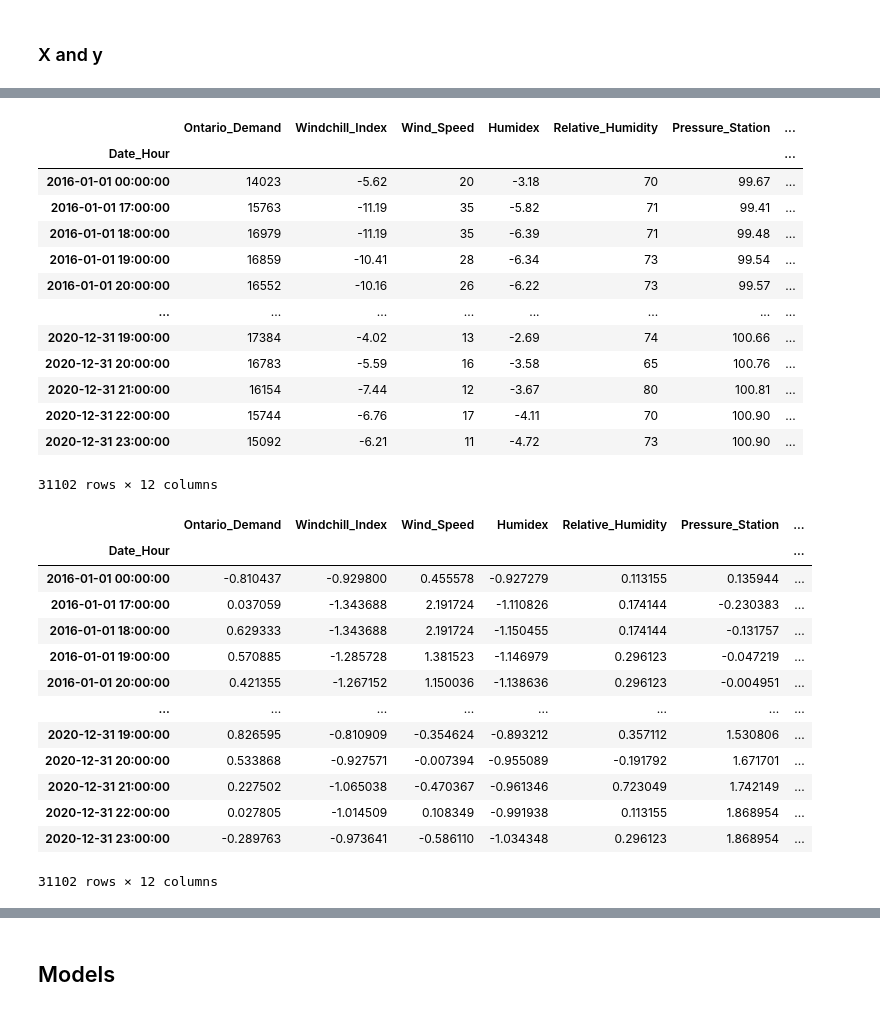
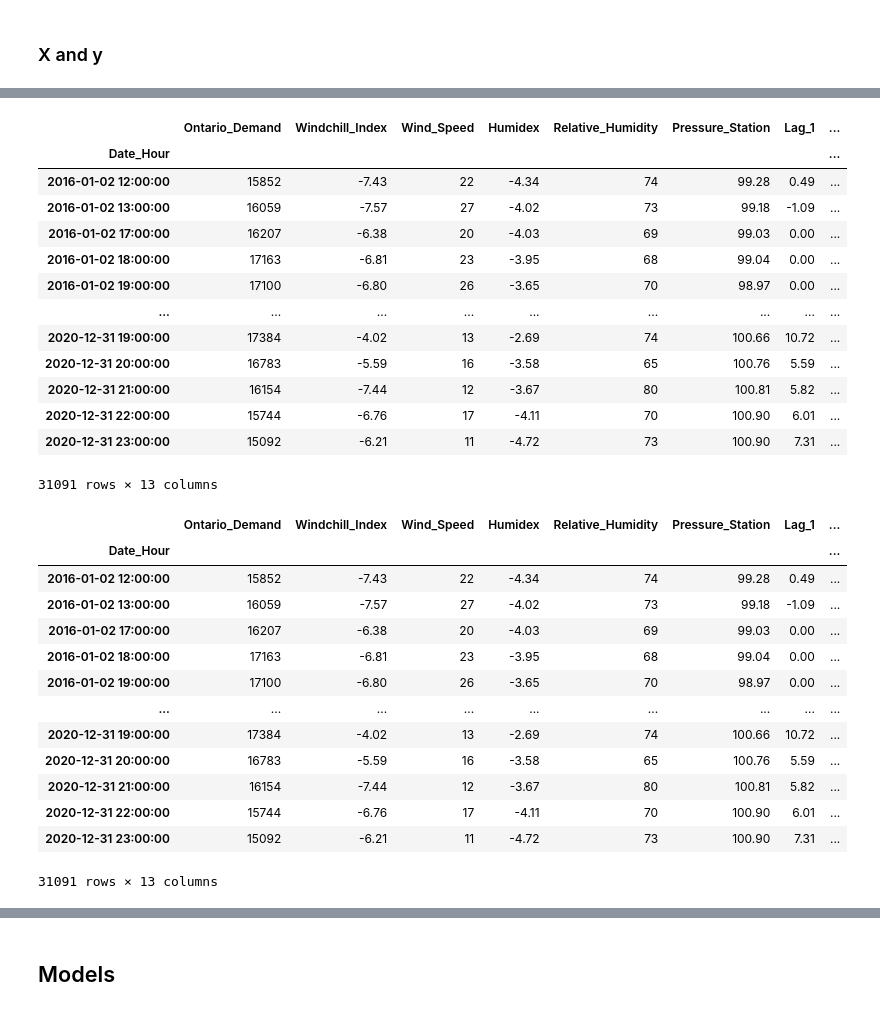
Before and after one commit to Arastooss396/Energy-Prediction-Project, a Jupyter notebook: HOEP.ipynb, the cells around one changed output, grey strips where cells are left out. Cells and saved outputs as stored; diff of their text form; code cells hidden in the pictures.

```diff
--- a/HOEP.ipynb
+++ b/HOEP.ipynb
@@ -104,0 +107,4 @@ df.head()
+# %%
+df['Lag_1'] = df['HOEP'].shift(24)
+df.dropna(inplace=True)
+df
@@ -375,49 +398,49 @@ onehot
 # %%
-onehot = pd.get_dummies(onehot,
+onehot = pd.get_dummies(df,
                     columns=['Weekday'],
                     prefix='weekday',
                     drop_first=True)
 
 onehot
 # %% [output]
-|  | Ontario_Demand | Windchill_Index | Wind_Speed | Humidex | Relative_Humidity | Pressure_Station | ... |
-| Date_Hour |  |  |  |  |  |  | ... |
-| 2016-01-01 00:00:00 | 14023 | -5.62 | 20 | -3.18 | 70 | 99.67 | ... |
-| 2016-01-01 17:00:00 | 15763 | -11.19 | 35 | -5.82 | 71 | 99.41 | ... |
-| 2016-01-01 18:00:00 | 16979 | -11.19 | 35 | -6.39 | 71 | 99.48 | ... |
-| 2016-01-01 19:00:00 | 16859 | -10.41 | 28 | -6.34 | 73 | 99.54 | ... |
-| 2016-01-01 20:00:00 | 16552 | -10.16 | 26 | -6.22 | 73 | 99.57 | ... |
-| ... | ... | ... | ... | ... | ... | ... | ... |
-| 2020-12-31 19:00:00 | 17384 | -4.02 | 13 | -2.69 | 74 | 100.66 | ... |
-| 2020-12-31 20:00:00 | 16783 | -5.59 | 16 | -3.58 | 65 | 100.76 | ... |
-| 2020-12-31 21:00:00 | 16154 | -7.44 | 12 | -3.67 | 80 | 100.81 | ... |
-| 2020-12-31 22:00:00 | 15744 | -6.76 | 17 | -4.11 | 70 | 100.90 | ... |
-| 2020-12-31 23:00:00 | 15092 | -6.21 | 11 | -4.72 | 73 | 100.90 | ... |
+|  | Ontario_Demand | Windchill_Index | Wind_Speed | Humidex | Relative_Humidity | Pressure_Station | Lag_1 | ... |
+| Date_Hour |  |  |  |  |  |  |  | ... |
+| 2016-01-02 12:00:00 | 15852 | -7.43 | 22 | -4.34 | 74 | 99.28 | 0.49 | ... |
+| 2016-01-02 13:00:00 | 16059 | -7.57 | 27 | -4.02 | 73 | 99.18 | -1.09 | ... |
+| 2016-01-02 17:00:00 | 16207 | -6.38 | 20 | -4.03 | 69 | 99.03 | 0.00 | ... |
+| 2016-01-02 18:00:00 | 17163 | -6.81 | 23 | -3.95 | 68 | 99.04 | 0.00 | ... |
+| 2016-01-02 19:00:00 | 17100 | -6.80 | 26 | -3.65 | 70 | 98.97 | 0.00 | ... |
+| ... | ... | ... | ... | ... | ... | ... | ... | ... |
+| 2020-12-31 19:00:00 | 17384 | -4.02 | 13 | -2.69 | 74 | 100.66 | 10.72 | ... |
+| 2020-12-31 20:00:00 | 16783 | -5.59 | 16 | -3.58 | 65 | 100.76 | 5.59 | ... |
+| 2020-12-31 21:00:00 | 16154 | -7.44 | 12 | -3.67 | 80 | 100.81 | 5.82 | ... |
+| 2020-12-31 22:00:00 | 15744 | -6.76 | 17 | -4.11 | 70 | 100.90 | 6.01 | ... |
+| 2020-12-31 23:00:00 | 15092 | -6.21 | 11 | -4.72 | 73 | 100.90 | 7.31 | ... |
-31102 rows × 12 columns
+31091 rows × 13 columns
 # %%
 onehot_columns =  onehot.columns
 norm = StandardScaler()
 df_scaled = norm.fit_transform(onehot.to_numpy())
-df_scaled = pd.DataFrame(df_scaled,
+df_scaled = pd.DataFrame(onehot,
                         index=df.index,
                         columns=onehot_columns)
 
 df_scaled
 # %% [output]
-|  | Ontario_Demand | Windchill_Index | Wind_Speed | Humidex | Relative_Humidity | Pressure_Station | ... |
-| Date_Hour |  |  |  |  |  |  | ... |
-| 2016-01-01 00:00:00 | -0.810437 | -0.929800 | 0.455578 | -0.927279 | 0.113155 | 0.135944 | ... |
-| 2016-01-01 17:00:00 | 0.037059 | -1.343688 | 2.191724 | -1.110826 | 0.174144 | -0.230383 | ... |
-| 2016-01-01 18:00:00 | 0.629333 | -1.343688 | 2.191724 | -1.150455 | 0.174144 | -0.131757 | ... |
-| 2016-01-01 19:00:00 | 0.570885 | -1.285728 | 1.381523 | -1.146979 | 0.296123 | -0.047219 | ... |
-| 2016-01-01 20:00:00 | 0.421355 | -1.267152 | 1.150036 | -1.138636 | 0.296123 | -0.004951 | ... |
-| ... | ... | ... | ... | ... | ... | ... | ... |
-| 2020-12-31 19:00:00 | 0.826595 | -0.810909 | -0.354624 | -0.893212 | 0.357112 | 1.530806 | ... |
-| 2020-12-31 20:00:00 | 0.533868 | -0.927571 | -0.007394 | -0.955089 | -0.191792 | 1.671701 | ... |
-| 2020-12-31 21:00:00 | 0.227502 | -1.065038 | -0.470367 | -0.961346 | 0.723049 | 1.742149 | ... |
-| 2020-12-31 22:00:00 | 0.027805 | -1.014509 | 0.108349 | -0.991938 | 0.113155 | 1.868954 | ... |
-| 2020-12-31 23:00:00 | -0.289763 | -0.973641 | -0.586110 | -1.034348 | 0.296123 | 1.868954 | ... |
+|  | Ontario_Demand | Windchill_Index | Wind_Speed | Humidex | Relative_Humidity | Pressure_Station | Lag_1 | ... |
+| Date_Hour |  |  |  |  |  |  |  | ... |
+| 2016-01-02 12:00:00 | 15852 | -7.43 | 22 | -4.34 | 74 | 99.28 | 0.49 | ... |
+| 2016-01-02 13:00:00 | 16059 | -7.57 | 27 | -4.02 | 73 | 99.18 | -1.09 | ... |
+| 2016-01-02 17:00:00 | 16207 | -6.38 | 20 | -4.03 | 69 | 99.03 | 0.00 | ... |
+| 2016-01-02 18:00:00 | 17163 | -6.81 | 23 | -3.95 | 68 | 99.04 | 0.00 | ... |
+| 2016-01-02 19:00:00 | 17100 | -6.80 | 26 | -3.65 | 70 | 98.97 | 0.00 | ... |
+| ... | ... | ... | ... | ... | ... | ... | ... | ... |
+| 2020-12-31 19:00:00 | 17384 | -4.02 | 13 | -2.69 | 74 | 100.66 | 10.72 | ... |
+| 2020-12-31 20:00:00 | 16783 | -5.59 | 16 | -3.58 | 65 | 100.76 | 5.59 | ... |
+| 2020-12-31 21:00:00 | 16154 | -7.44 | 12 | -3.67 | 80 | 100.81 | 5.82 | ... |
+| 2020-12-31 22:00:00 | 15744 | -6.76 | 17 | -4.11 | 70 | 100.90 | 6.01 | ... |
+| 2020-12-31 23:00:00 | 15092 | -6.21 | 11 | -4.72 | 73 | 100.90 | 7.31 | ... |
-31102 rows × 12 columns
+31091 rows × 13 columns
 # %%
 df_scaled['time'] = np.arange(len(df_scaled.index))
 df_scaled
```
Also changed, not shown: parts of 10 cells of this notebook.
